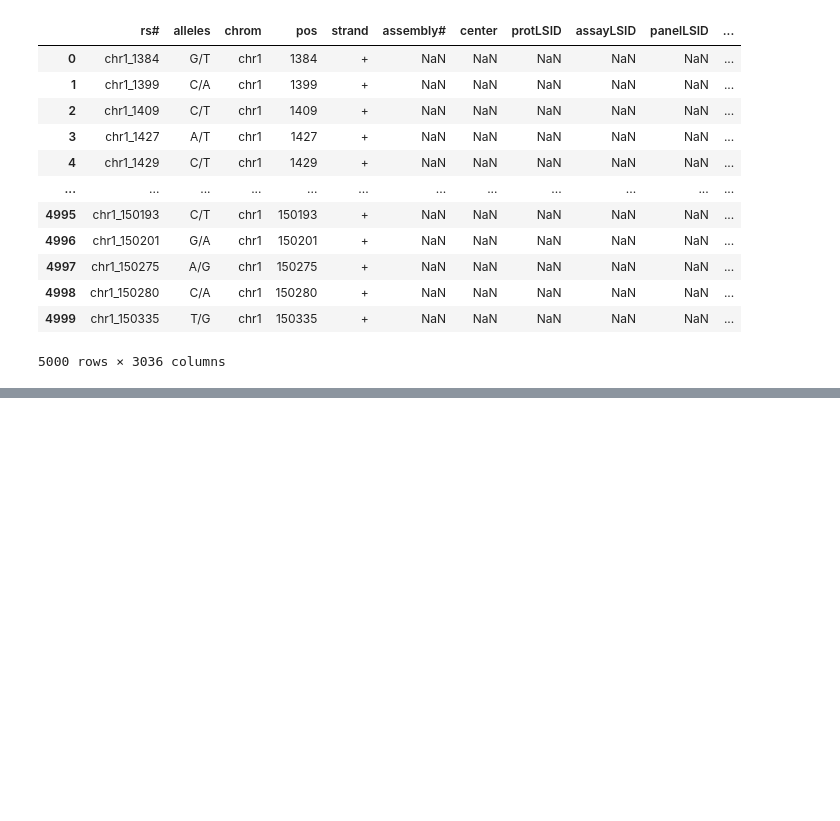
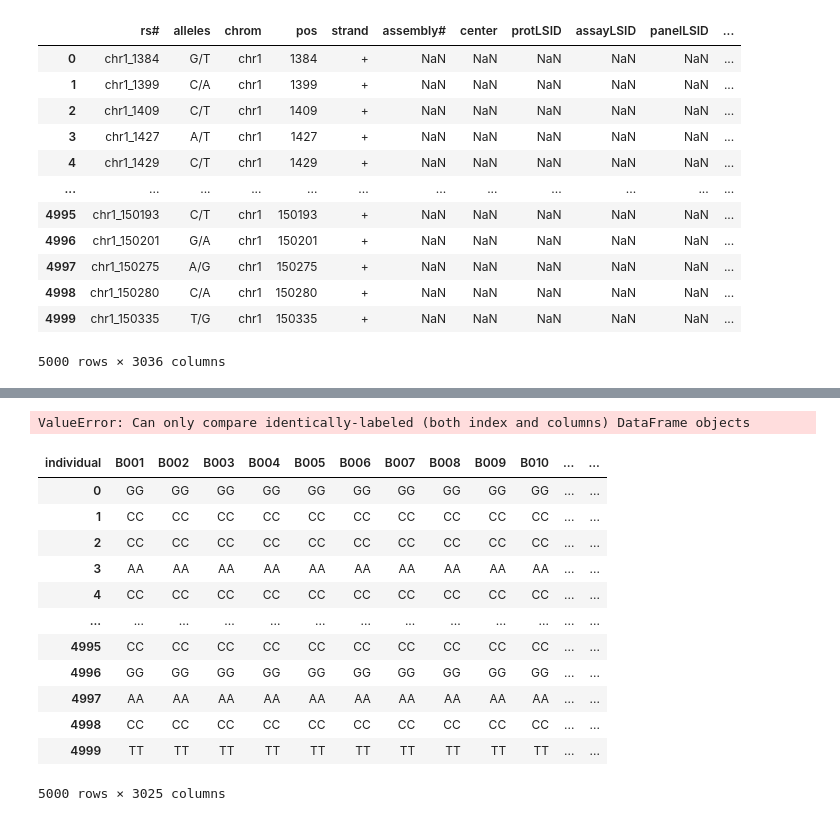
Before and after one commit to Soum-Soum/Dna-Transformer, a Jupyter notebook: test_data.ipynb, the cells around one changed output, grey strips where cells are left out. Saved outputs shown, nothing was run; the diff lists cells and outputs as text; code cells hidden in the pictures; blank space fills up the shorter version.

```diff
--- a/test_data.ipynb
+++ b/test_data.ipynb
@@ -92,0 +26,8 @@ PreTrainedTokenizerFast(name_or_path='', vocab_size=44, model_max_length=1000000
+# %%
+
+
+df = pl.scan_parquet(list(Path("data/output/raw_chunks").glob("*.parquet")))
+chunk = pd.read_parquet("data/output/raw_chunks/chunk_0_4999.parquet")
+metadata = pd.read_csv("data/output/metadata.csv")
+individuals = metadata["individual"]
+metadata.head()
@@ -92,0 +41,34 @@ PreTrainedTokenizerFast(name_or_path='', vocab_size=44, model_max_length=1000000
+# %%
+
+chunk[individuals] != mode
+# %% [output]
+ValueError: Can only compare identically-labeled (both index and columns) DataFrame objects
+# %%
+import numpy as np
+
+
+mode = chunk[individuals].mode(axis=1)
+
+arr = np.array([1, 2, 3, 4, 5])
+np.repeat(arr, 2, axis=0)
+
+
+mode2 = np.repeat(mode.values, len(individuals), axis=0).reshape((len(chunk), len(individuals)))
+# %%
+mode2 = pd.DataFrame(mode2, columns=individuals, index=chunk.index)
+# %%
+mode2
+# %% [output]
+| individual | B001 | B002 | B003 | B004 | B005 | B006 | B007 | B008 | B009 | B010 | ... | ... |
+| 0 | GG | GG | GG | GG | GG | GG | GG | GG | GG | GG | ... | ... |
+| 1 | CC | CC | CC | CC | CC | CC | CC | CC | CC | CC | ... | ... |
+| 2 | CC | CC | CC | CC | CC | CC | CC | CC | CC | CC | ... | ... |
+| 3 | AA | AA | AA | AA | AA | AA | AA | AA | AA | AA | ... | ... |
+| 4 | CC | CC | CC | CC | CC | CC | CC | CC | CC | CC | ... | ... |
+| ... | ... | ... | ... | ... | ... | ... | ... | ... | ... | ... | ... | ... |
+| 4995 | CC | CC | CC | CC | CC | CC | CC | CC | CC | CC | ... | ... |
+| 4996 | GG | GG | GG | GG | GG | GG | GG | GG | GG | GG | ... | ... |
+| 4997 | AA | AA | AA | AA | AA | AA | AA | AA | AA | AA | ... | ... |
+| 4998 | CC | CC | CC | CC | CC | CC | CC | CC | CC | CC | ... | ... |
+| 4999 | TT | TT | TT | TT | TT | TT | TT | TT | TT | TT | ... | ... |
+5000 rows × 3025 columns
```
Also changed, not shown: parts of 25 cells of this notebook, 12 other files.
